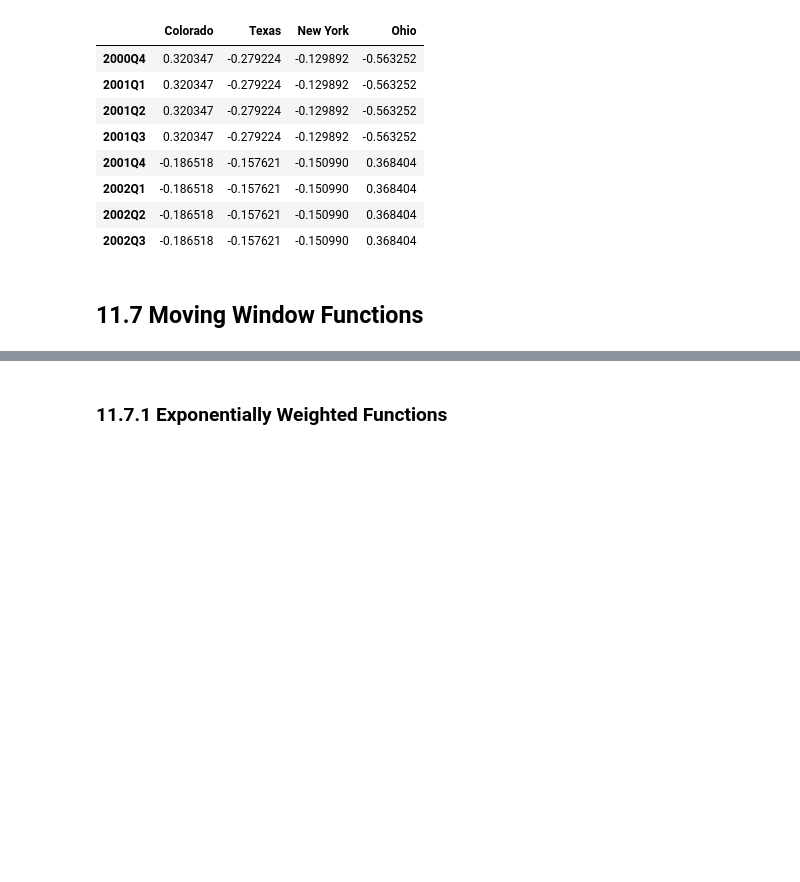
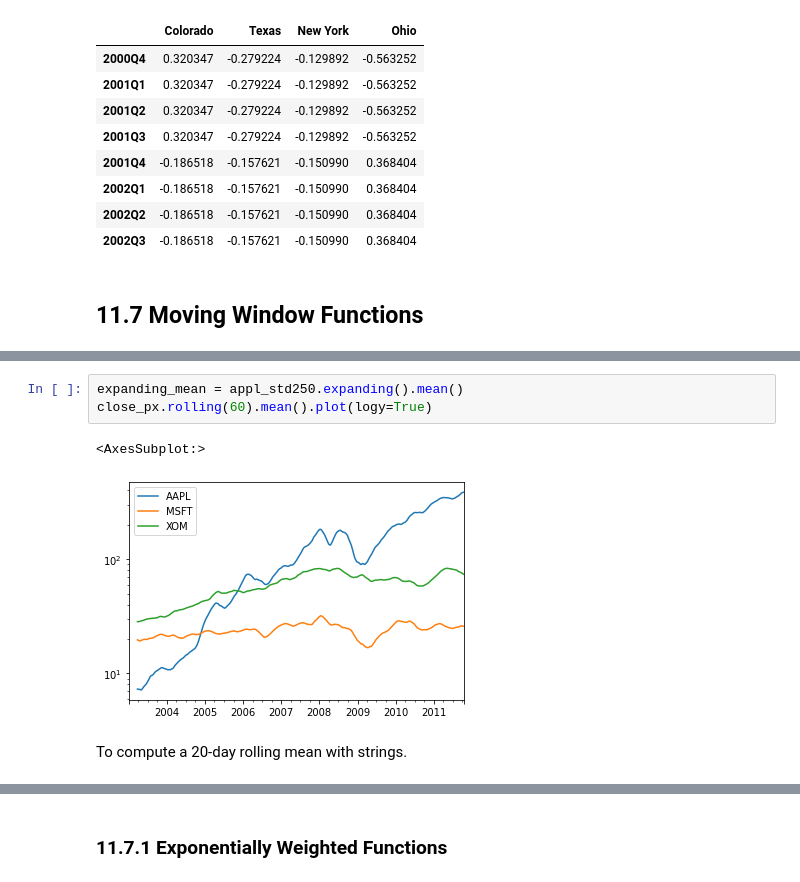
Before and after one commit to brandonbluong/Python-for-Data-Analysis, a Jupyter notebook: 11-Time_Series.ipynb, the cells around one changed output, grey strips where cells are left out. Cells and saved outputs as stored; diff of their text form; blank space fills up the shorter version.

```diff
--- a/11-Time_Series.ipynb
+++ b/11-Time_Series.ipynb
@@ -1351,0 +1395,8 @@ annual_frame.resample('Q-MAR').ffill()
+# %%
+expanding_mean = appl_std250.expanding().mean()
+close_px.rolling(60).mean().plot(logy=True)
+# %% [output]
+<AxesSubplot:>
+[figure, added]
+# %% [markdown]
+To compute a 20-day rolling mean with strings.
```
Also changed, not shown: parts of 21 cells of this notebook.
